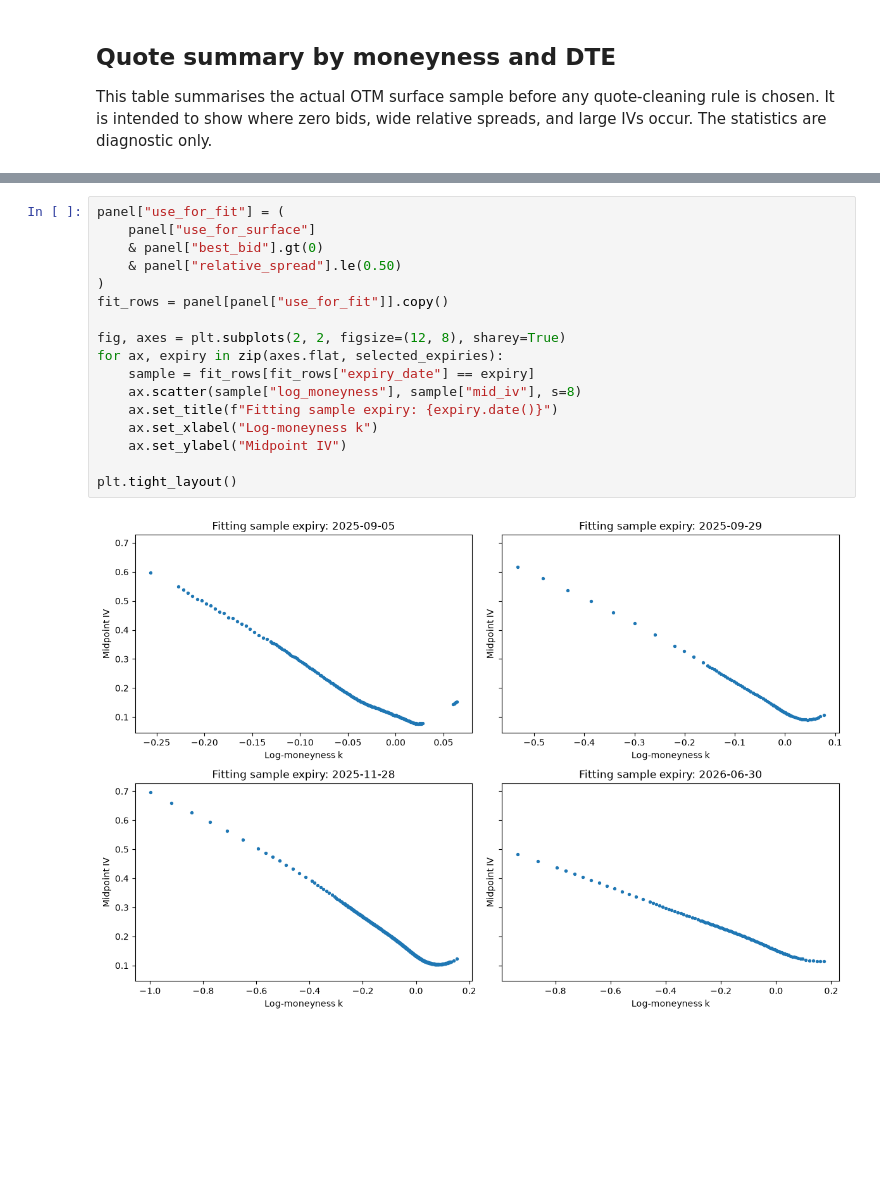
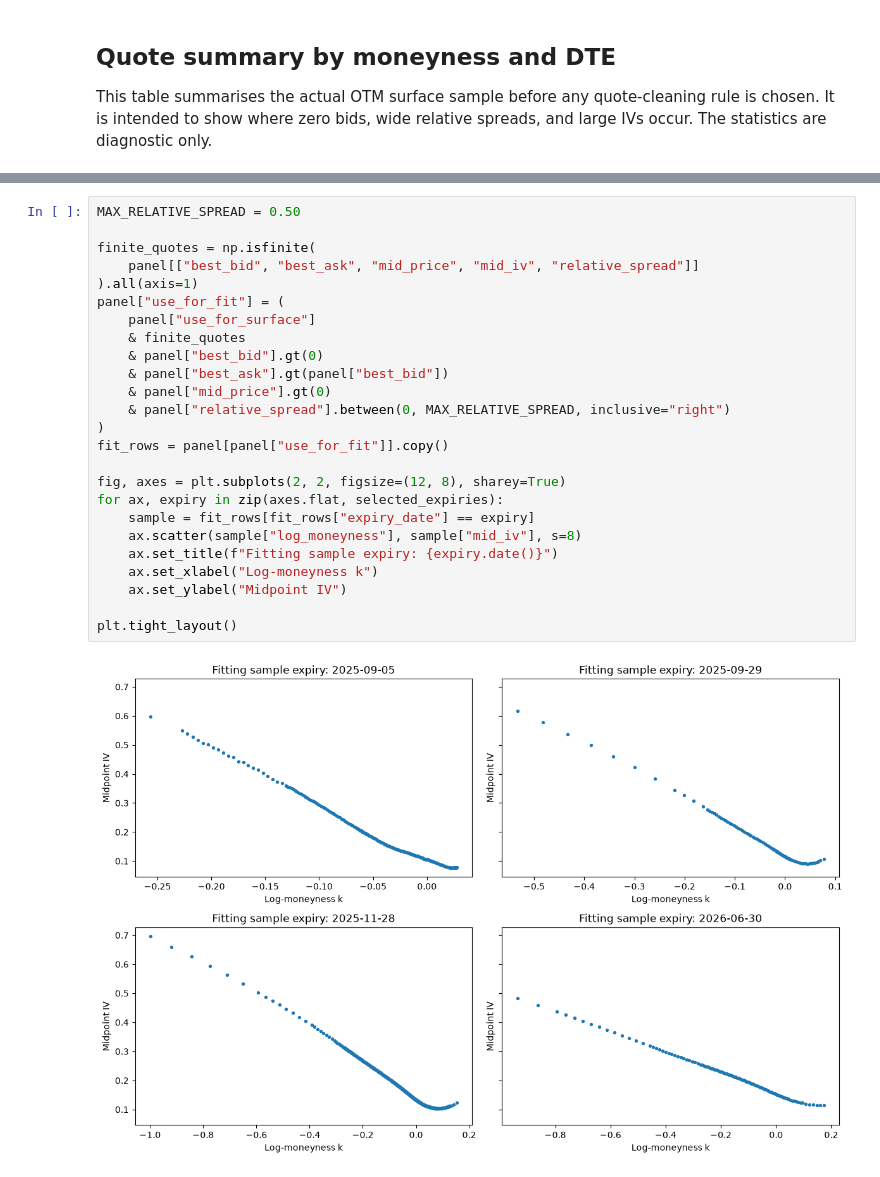
Before and after one commit to MMillward2012/Volatility-Forecasting-and-Options-Trading, a Jupyter notebook: notebooks/iv_surface_diagnostics.ipynb, the cells around one changed output, grey strips where cells are left out. Saved outputs shown, nothing was run; the diff lists cells and outputs as text; blank space fills up the shorter version.

Commit message:
Screen locked option quotes and document IV diagnostics

```diff
--- a/notebooks/iv_surface_diagnostics.ipynb
+++ b/notebooks/iv_surface_diagnostics.ipynb
@@ -257,19 +256,27 @@ The following plot reproduces the raw smile/smirk view using only `use_for_fit`
 # %%
+MAX_RELATIVE_SPREAD = 0.50
+
+finite_quotes = np.isfinite(
+    panel[["best_bid", "best_ask", "mid_price", "mid_iv", "relative_spread"]]
+).all(axis=1)
 panel["use_for_fit"] = (
     panel["use_for_surface"]
+    & finite_quotes
     & panel["best_bid"].gt(0)
-    & panel["relative_spread"].le(0.50)
+    & panel["best_ask"].gt(panel["best_bid"])
+    & panel["mid_price"].gt(0)
+    & panel["relative_spread"].between(0, MAX_RELATIVE_SPREAD, inclusive="right")
 )
 fit_rows = panel[panel["use_for_fit"]].copy()
 
 fig, axes = plt.subplots(2, 2, figsize=(12, 8), sharey=True)
 for ax, expiry in zip(axes.flat, selected_expiries):
     sample = fit_rows[fit_rows["expiry_date"] == expiry]
     ax.scatter(sample["log_moneyness"], sample["mid_iv"], s=8)
     ax.set_title(f"Fitting sample expiry: {expiry.date()}")
     ax.set_xlabel("Log-moneyness k")
     ax.set_ylabel("Midpoint IV")
 
 plt.tight_layout()
 # %% [output]
-[figure, old version]
+[figure, new version]
```
Also changed, not shown: parts of 7 cells of this notebook, 2 other files.
